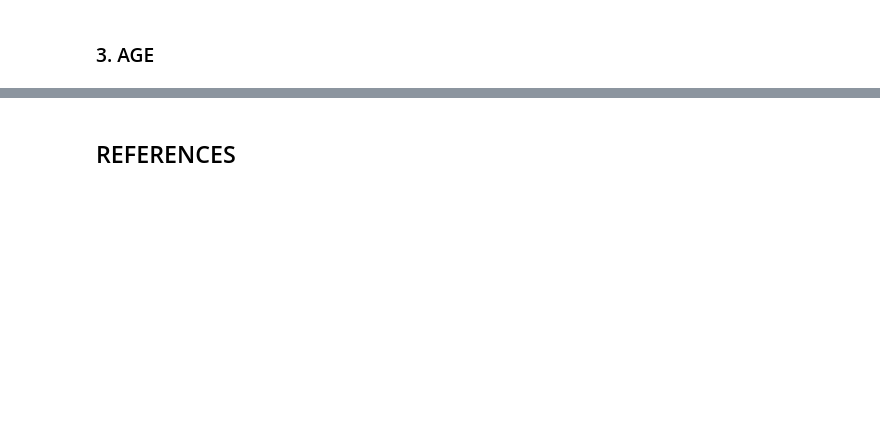
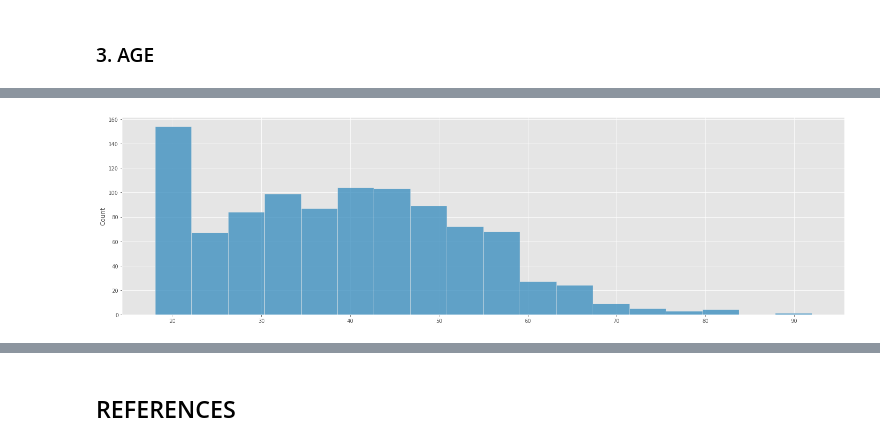
Before and after one commit to AnteDujic/Programming-for-Data-Analysis_project, a Jupyter notebook: bmi_ireland.ipynb, the cells around one changed output, grey strips where cells are left out. Cells and saved outputs as stored; diff of their text form; code cells hidden in the pictures; blank space fills up the shorter version.

```diff
--- a/bmi_ireland.ipynb
+++ b/bmi_ireland.ipynb
@@ -84,8 +96,10 @@ The avarage age in Ireland in 2020. was 38.2. [7] The age seem to follow normal
 # %%
 # Generating age using normal distribution (but clipping the data) [2]
 age = []
-for i in range(10):
-    a = np.clip(np.random.normal(50, 15), 15, 100)
+for i in range(1000):
+    a = np.clip(np.random.normal(38.2, 15), 18, 100)
     age.append(int(a))
-age
+df["age"] = age
+# Current dataset
+df.head()
 # %% [output]
@@ -92,0 +112,5 @@ age
+# %%
+sns.histplot (age)
+plt.show()
+# %% [output]
+[figure, added]
```
Also changed, not shown: parts of 11 cells of this notebook.
